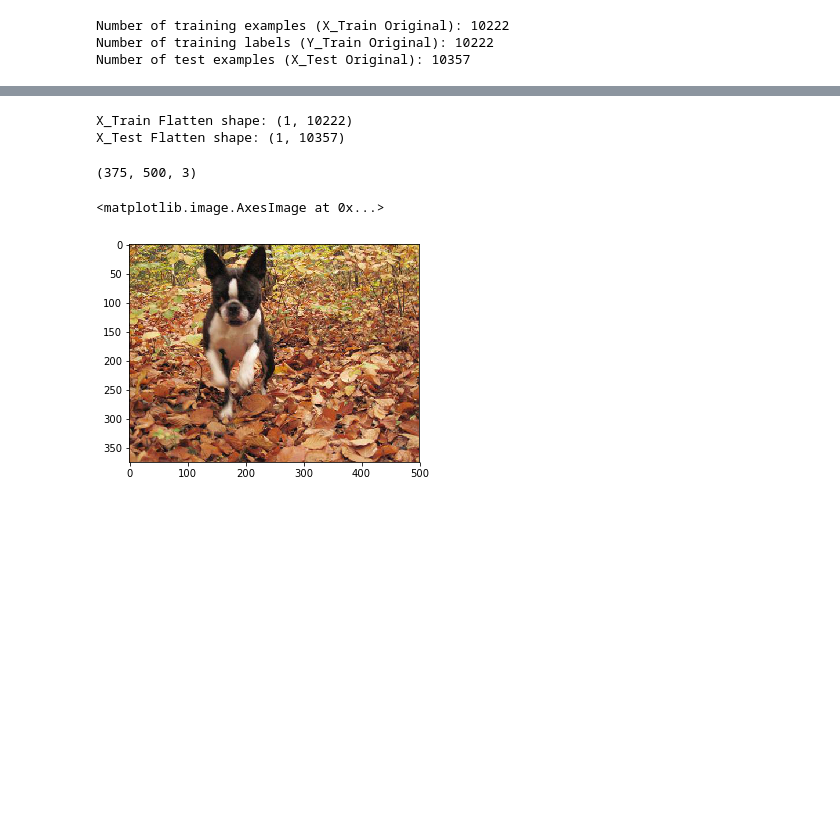
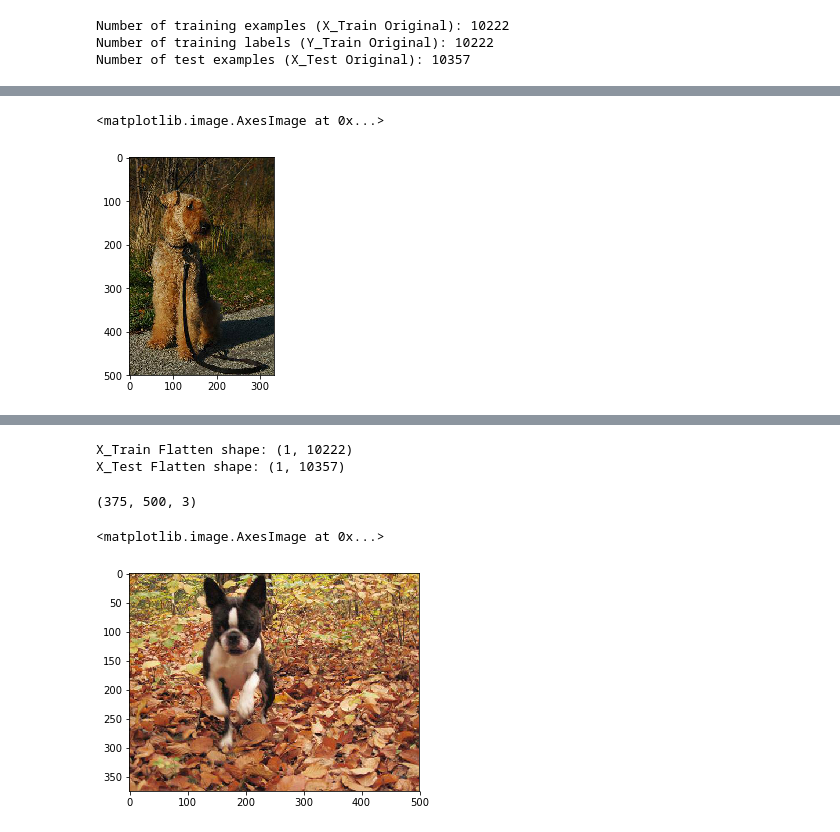
Before and after one commit to ajinkyapuar/kaggle-dog-breed-identification, a Jupyter notebook: dogbreed.ipynb, the cells around one changed output, grey strips where cells are left out. Saved outputs shown, nothing was run; the diff lists cells and outputs as text; code cells hidden in the pictures; blank space fills up the shorter version.

```diff
--- a/dogbreed.ipynb
+++ b/dogbreed.ipynb
@@ -103,0 +136,9 @@ X_Test Original shape: (10357,)
+# %%
+for i in range(len(X_train_orig[:10])):
+    X_train_orig[i] = np.resize(X_train_orig[i], (64, 64))
+# %%
+# print(X_train_orig[5000])
+plt.imshow(X_train_orig[5000])
+# %% [output]
+<matplotlib.image.AxesImage at 0x...>
+[figure, added]
```
Also changed, not shown: parts of 8 cells of this notebook.
